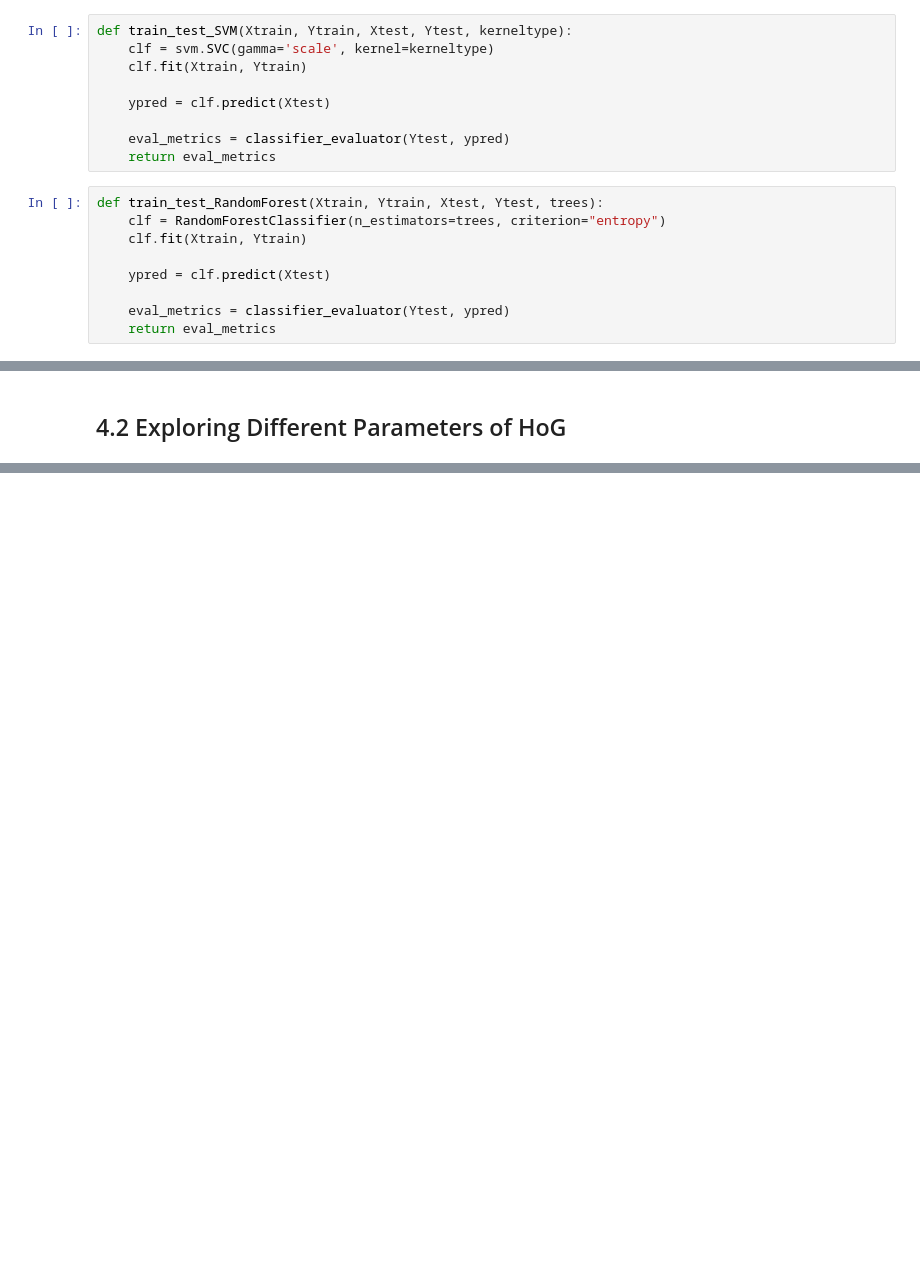
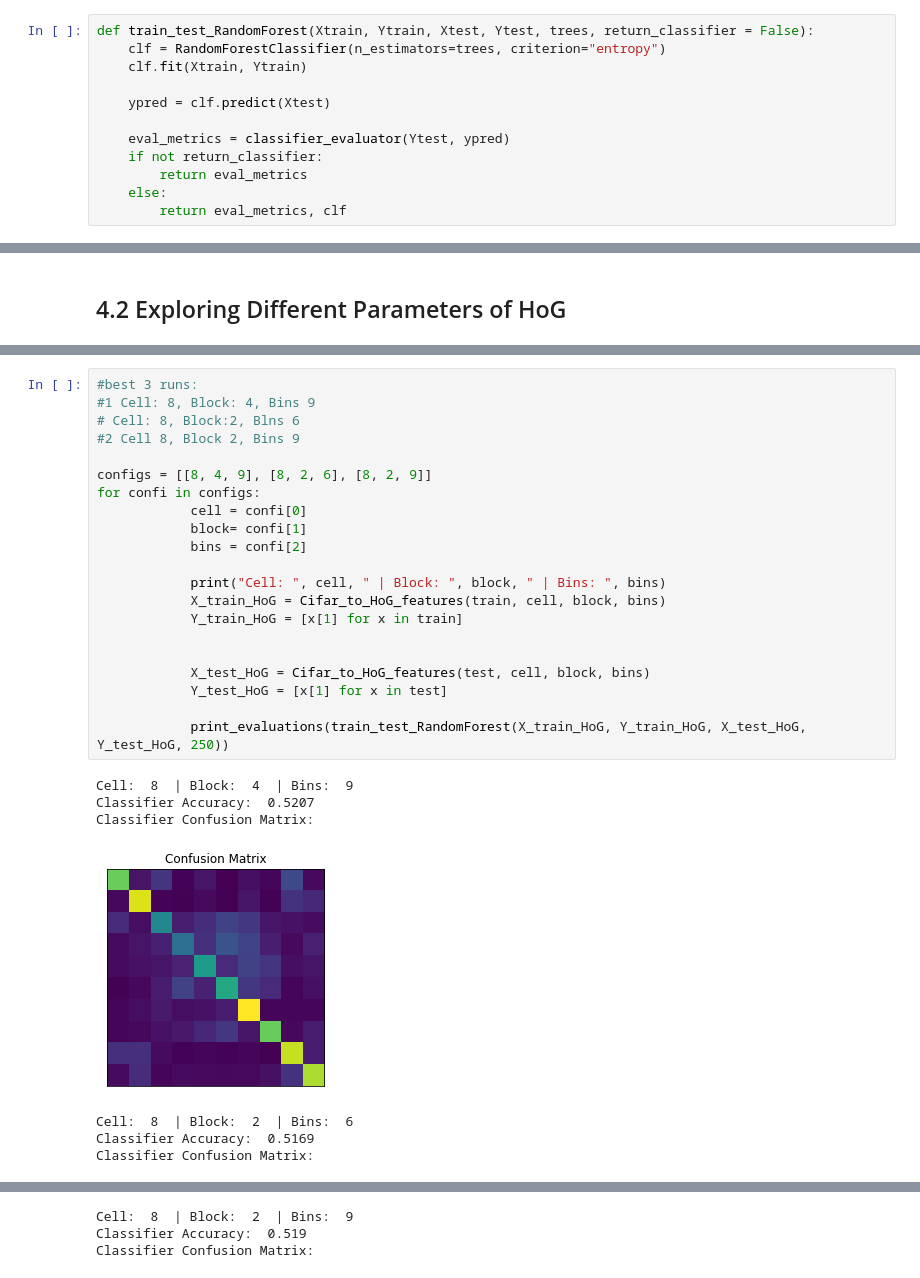
Before and after one commit to danielbairamian/ComputerVision, a Jupyter notebook: Assignment_4/DanielBairamian_ECSE415_A4.ipynb, the cells around one changed output, grey strips where cells are left out. Cells and saved outputs as stored; diff of their text form; blank space fills up the shorter version.

```diff
--- a/Assignment_4/DanielBairamian_ECSE415_A4.ipynb
+++ b/Assignment_4/DanielBairamian_ECSE415_A4.ipynb
@@ -140,21 +164,15 @@ def print_evaluations(eval_object):
 # %%
-def train_test_SVM(Xtrain, Ytrain, Xtest, Ytest, kerneltype):
-    clf = svm.SVC(gamma='scale', kernel=kerneltype)
+def train_test_RandomForest(Xtrain, Ytrain, Xtest, Ytest, trees, return_classifier = False):
+    clf = RandomForestClassifier(n_estimators=trees, criterion="entropy")
     clf.fit(Xtrain, Ytrain)
 
     ypred = clf.predict(Xtest)
 
     eval_metrics = classifier_evaluator(Ytest, ypred)
-    return eval_metrics
+    if not return_classifier:
+        return eval_metrics
+    else:
+        return eval_metrics, clf
-# %%
-def train_test_RandomForest(Xtrain, Ytrain, Xtest, Ytest, trees):
-    clf = RandomForestClassifier(n_estimators=trees, criterion="entropy")
-    clf.fit(Xtrain, Ytrain)
-
-    ypred = clf.predict(Xtest)
-
-    eval_metrics = classifier_evaluator(Ytest, ypred)
-    return eval_metrics
 # %%
 # converts numpy array from RGB to Greyscale
 def rgb_to_gscale(image):
@@ -375,0 +420,29 @@ MemoryError: Unable to allocate array with shape (10000, 6000) and data type flo
+# %%
+#best 3 runs:
+#1 Cell: 8, Block: 4, Bins 9
+# Cell: 8, Block:2, Blns 6
+#2 Cell 8, Block 2, Bins 9
+
+configs = [[8, 4, 9], [8, 2, 6], [8, 2, 9]]
+for confi in configs:
+            cell = confi[0]
+            block= confi[1]
+            bins = confi[2]
+
+            print("Cell: ", cell, " | Block: ", block, " | Bins: ", bins)
+            X_train_HoG = Cifar_to_HoG_features(train, cell, block, bins)
+            Y_train_HoG = [x[1] for x in train]
+
+
+            X_test_HoG = Cifar_to_HoG_features(test, cell, block, bins)
+            Y_test_HoG = [x[1] for x in test]
+
+            print_evaluations(train_test_RandomForest(X_train_HoG, Y_train_HoG, X_test_HoG, Y_test_HoG, 250))
+# %% [output]
+Cell:  8  | Block:  4  | Bins:  9
+Classifier Accuracy:  0.5207
+Classifier Confusion Matrix:
+[figure, added]
+Cell:  8  | Block:  2  | Bins:  6
+Classifier Accuracy:  0.5169
+Classifier Confusion Matrix:
@@ -375,0 +450,3 @@ MemoryError: Unable to allocate array with shape (10000, 6000) and data type flo
+Cell:  8  | Block:  2  | Bins:  9
+Classifier Accuracy:  0.519
+Classifier Confusion Matrix:
```
Also changed, not shown: parts of 23 cells of this notebook.
